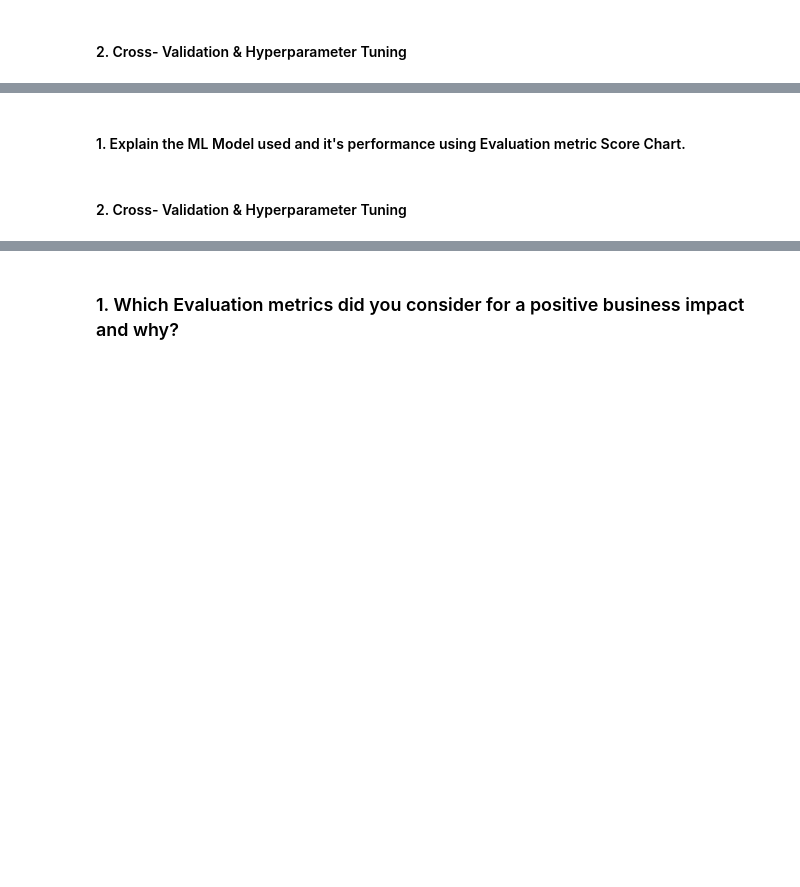
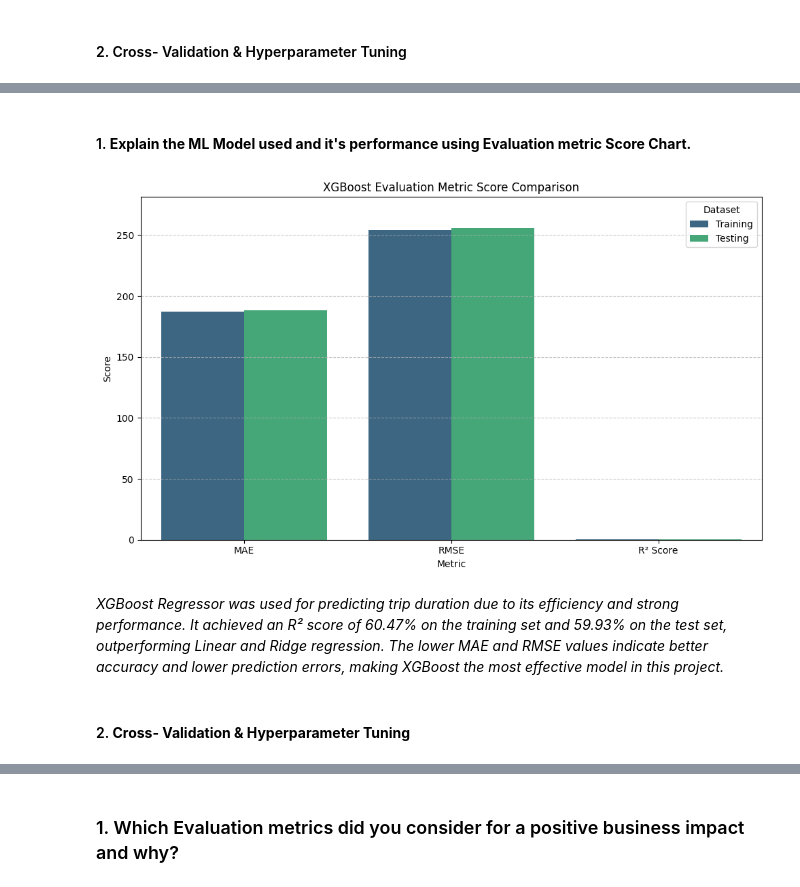
Before and after one commit to Dhairyasummi/NYC-TAXI-TRIP-REGRESSION, a Jupyter notebook: NYC_Trip.ipynb, the cells around one changed output, grey strips where cells are left out. Cells and saved outputs as stored; diff of their text form; code cells hidden in the pictures; blank space fills up the shorter version.

```diff
--- a/NYC_Trip.ipynb
+++ b/NYC_Trip.ipynb
@@ -1150,2 +1158,2 @@ print(f"Accuracy on Test Set (R² Score): {test_r2 * 100:.2f}%")
 # %% [markdown]
-#### 1. Explain the ML Model used and it's performance using Evaluation metric Score Chart.
+#### 1. **Explain the ML Model used and it's performance using Evaluation metric Score Chart.**
@@ -1154,5 +1160,28 @@ print(f"Accuracy on Test Set (R² Score): {test_r2 * 100:.2f}%")
+# %%
+# Visualizing evaluation Metric Score chart
+metrics_df = pd.DataFrame({
+    'Metric': ['MAE', 'RMSE', 'R² Score'],
+    'Training': [train_mae, train_rmse, train_r2],
+    'Testing': [test_mae, test_rmse, test_r2]
+})
+
+# Set up the plot
+plt.figure(figsize=(10, 6))
+metrics_df_melted = metrics_df.melt(id_vars='Metric', var_name='Dataset', value_name='Score')
+
+sns.barplot(data=metrics_df_melted, x='Metric', y='Score', hue='Dataset', palette='viridis')
+plt.title('XGBoost Evaluation Metric Score Comparison')
+plt.ylabel('Score')
+plt.ylim(0, max(metrics_df[['Training', 'Testing']].values.flatten()) * 1.1)
+plt.grid(axis='y', linestyle='--', alpha=0.7)
+plt.tight_layout()
+plt.show()
+# %% [output]
+[figure, added]
+# %% [markdown]
+*XGBoost Regressor was used for predicting trip duration due to its efficiency and strong performance. It achieved an R² score of 60.47% on the training set and 59.93% on the test set, outperforming Linear and Ridge regression. The lower MAE and RMSE values indicate better accuracy and lower prediction errors, making XGBoost the most effective model in this project.*
 # %% [markdown]
-#### 2. Cross- Validation & Hyperparameter Tuning
+#### 2. **Cross- Validation & Hyperparameter Tuning**
 # %%
 from sklearn.model_selection import RandomizedSearchCV
 from xgboost import XGBRegressor
```
Also changed, not shown: parts of 37 cells of this notebook.
